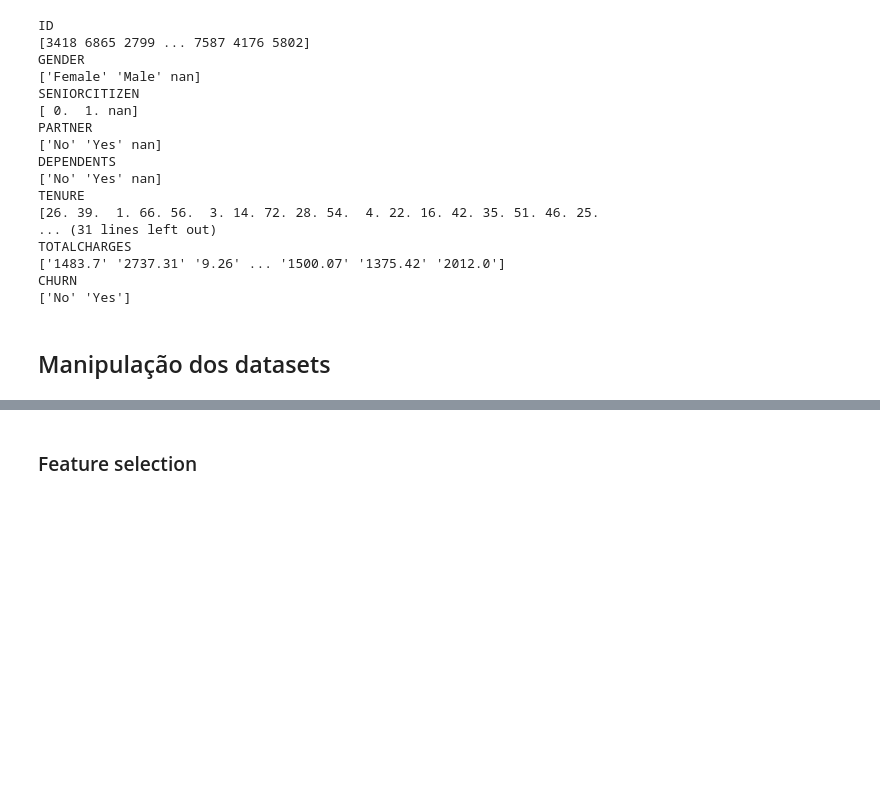
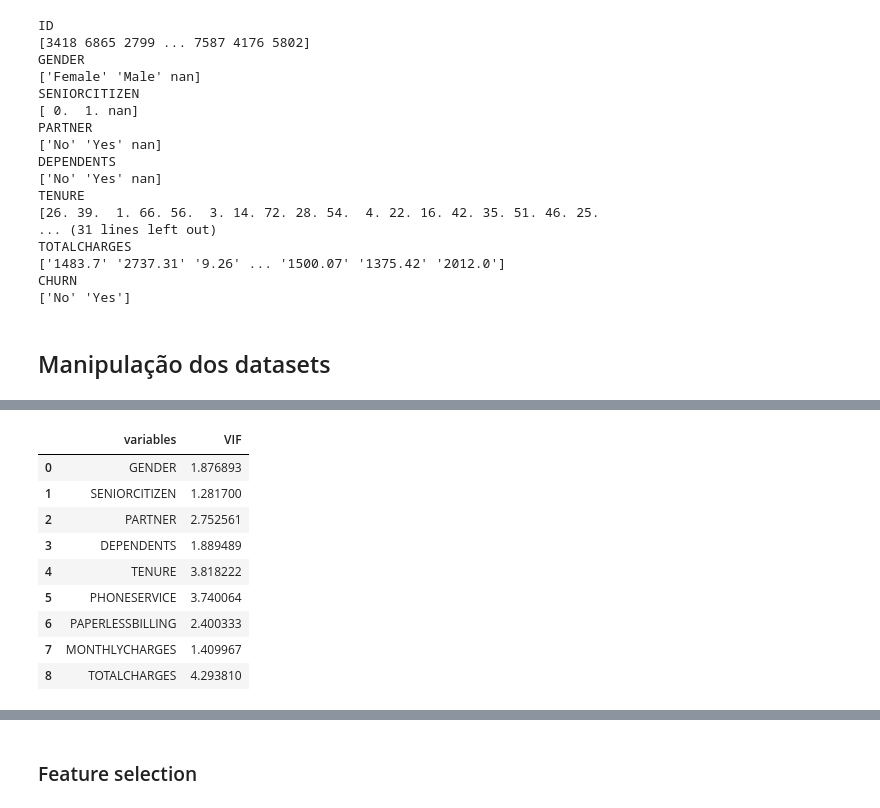
Before and after one commit to igordasilveirafranco/desafio-5-2021, a Jupyter notebook: assets/notebooks/v1.ipynb, the cells around one changed output, grey strips where cells are left out. Saved outputs shown, nothing was run; the diff lists cells and outputs as text; code cells hidden in the pictures; blank space fills up the shorter version.

```diff
--- a/assets/notebooks/v1.ipynb
+++ b/assets/notebooks/v1.ipynb
@@ -121,3 +236,30 @@ show_correlations(df2,show_chart=True)
+# %%
+# Ver se tem algum acima de 10
+
+from statsmodels.stats.outliers_influence import variance_inflation_factor
+
+def calc_vif(X):
+# Calculating VIF
+    vif = pd.DataFrame()
+    vif["variables"] = X.columns
+    vif["VIF"] = [variance_inflation_factor(X.values, i)
+    for i in range(X.shape[1])]
+    return(vif)
+
+dataset2 = dataset[['GENDER', 'SENIORCITIZEN', 'PARTNER', 'DEPENDENTS', 'TENURE',
+       'PHONESERVICE', 'PAPERLESSBILLING','MONTHLYCHARGES', 'TOTALCHARGES']]
+calc_vif(dataset2)
+# %% [output]
+|  | variables | VIF |
+| 0 | GENDER | 1.876893 |
+| 1 | SENIORCITIZEN | 1.281700 |
+| 2 | PARTNER | 2.752561 |
+| 3 | DEPENDENTS | 1.889489 |
+| 4 | TENURE | 3.818222 |
+| 5 | PHONESERVICE | 3.740064 |
+| 6 | PAPERLESSBILLING | 2.400333 |
+| 7 | MONTHLYCHARGES | 1.409967 |
+| 8 | TOTALCHARGES | 4.293810 |
 # %%
 catvars = dataset.columns.tolist()
 catvars = [e for e in catvars if e not in ('TOTALCHARGES', 'MONTHLYCHARGES',
```
Also changed, not shown: parts of 40 cells of this notebook, 2 other files.
